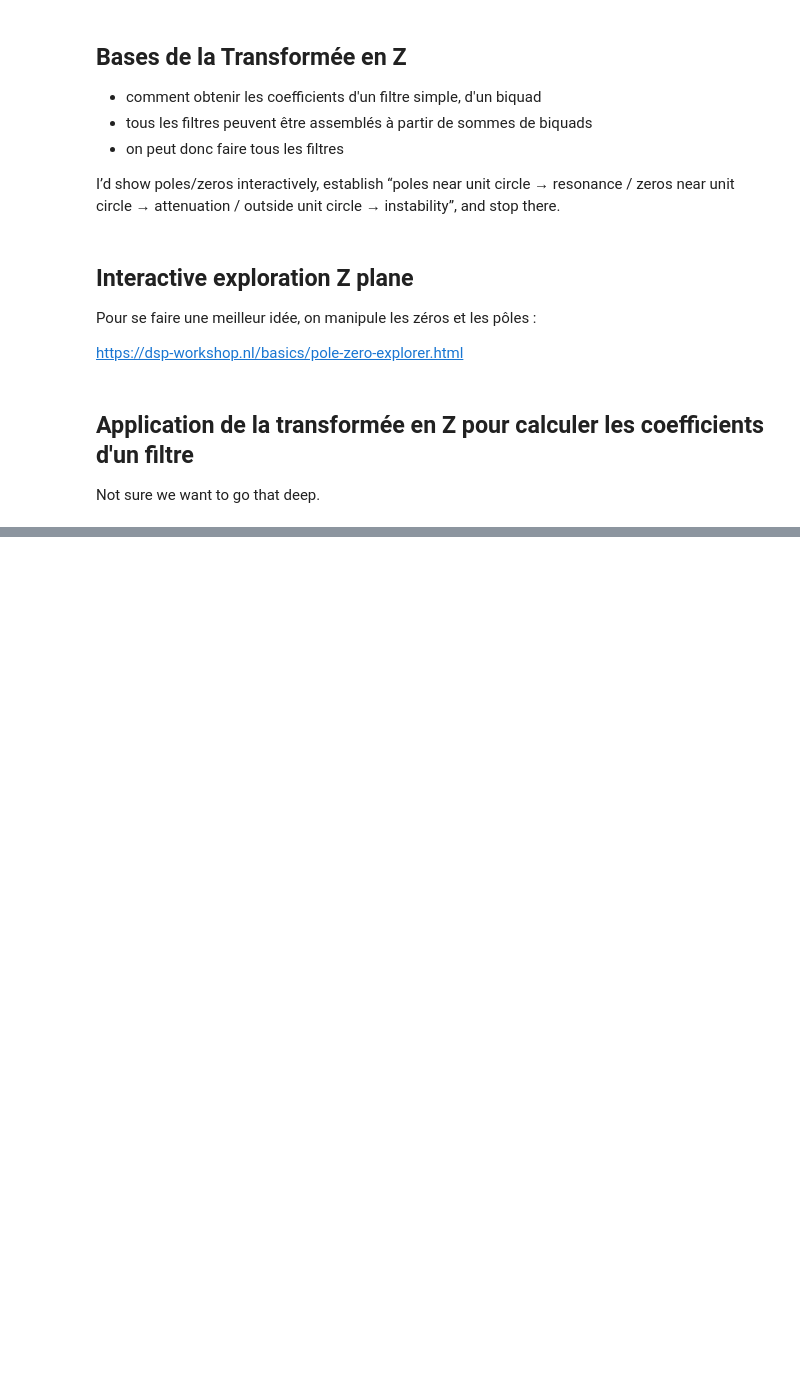
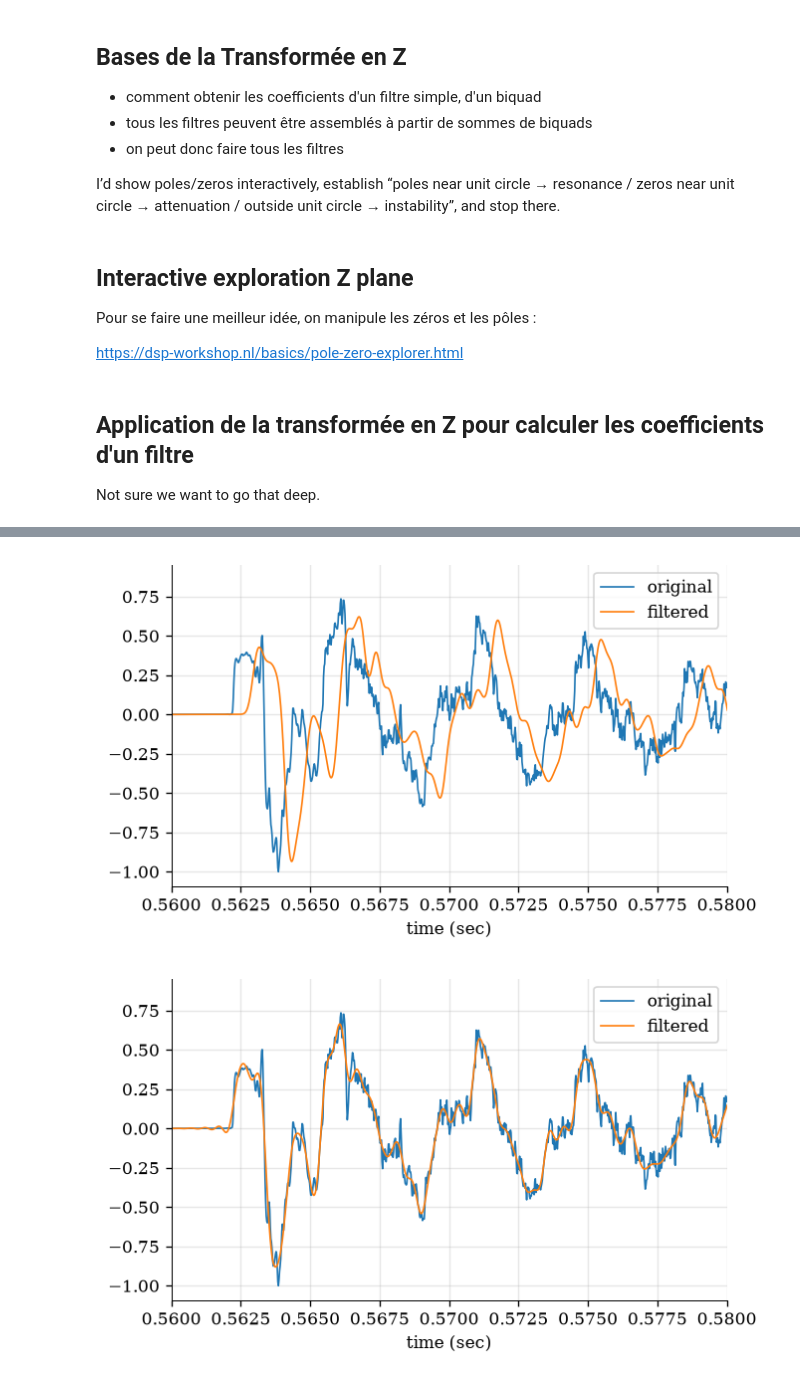
Before and after one commit to PyrApple/jupyterlite_signal_processing_ens, a Jupyter notebook: content/courses/6_iir_development.ipynb, the cells around one changed output, grey strips where cells are left out. Cells and saved outputs as stored; diff of their text form; code cells hidden in the pictures; blank space fills up the shorter version.

```diff
--- a/content/courses/6_iir_development.ipynb
+++ b/content/courses/6_iir_development.ipynb
@@ -161,0 +166,27 @@ Not sure we want to go that deep.
+# %%
+# load audio file
+audio_in, fs = wavread('../assets/drums.wav')
+
+# get filter coefficients
+b, a = scipy.signal.iirfilter(N=12, Wn=2000, fs=fs, btype='low', ftype='butter')
+
+# filter signal
+audio_out = scipy.signal.lfilter(b, a, audio_in)
+
+# plot
+t = np.arange(0, len(audio_in))/fs
+plt.plot(t, audio_in, label = 'original');
+plt.plot(t, audio_out, label = 'filtered');
+plt.xlim([0.56, 0.58]); plt.legend(); plt.xlabel('time (sec)'); plt.show()
+
+# apply filter forward and backward using filtfilt
+audio_out = scipy.signal.filtfilt(b, a, audio_in)
+
+# plot
+t = np.arange(0, len(audio_in))/fs
+plt.plot(t, audio_in, label = 'original');
+plt.plot(t, audio_out, label = 'filtered');
+plt.xlim([0.56, 0.58]); plt.legend(); plt.xlabel('time (sec)'); plt.show()
+# %% [output]
+[figure, added]
+[figure, added]
```
Also changed, not shown: parts of 1 cell of this notebook, 6 other files.
